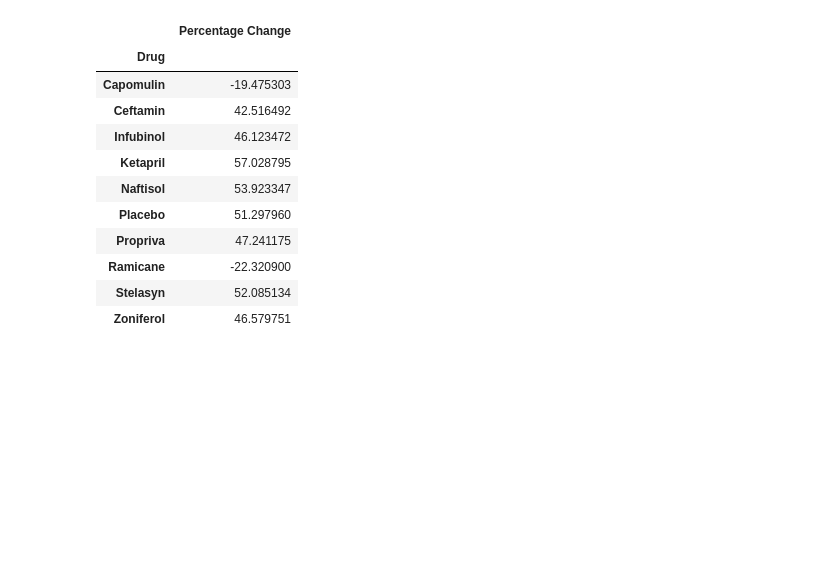
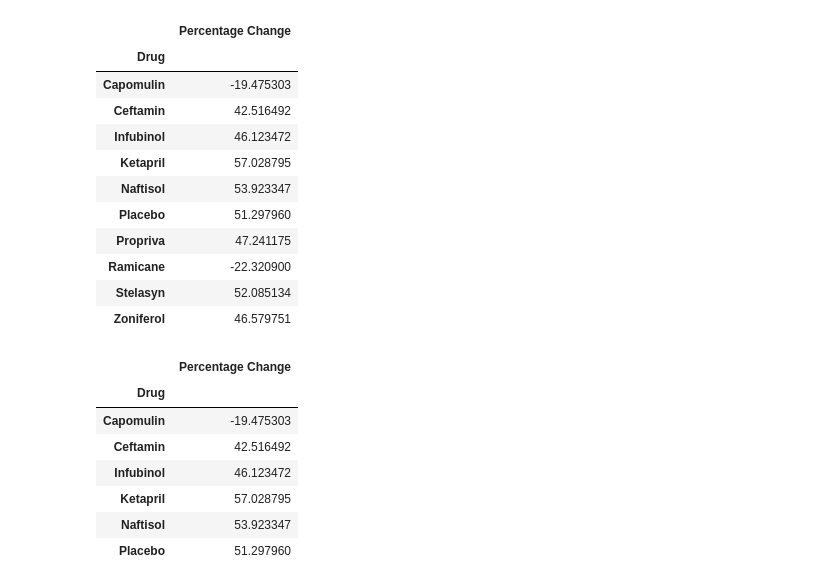
Before and after one commit to laurybenoit/Matplotlib, a Jupyter notebook: Pymaceuticals.ipynb, the cells around one changed output. Saved outputs shown, nothing was run; the diff lists cells and outputs as text; code cells hidden in the pictures; blank space fills up the shorter version.

```diff
--- a/Pymaceuticals.ipynb
+++ b/Pymaceuticals.ipynb
@@ -290,3 +292,15 @@ summary_df
 | Ramicane | -22.320900 |
 | Stelasyn | 52.085134 |
 | Zoniferol | 46.579751 |
+# %%
+new_summary = summary_df.iloc[0:6]
+new_summary
+# %% [output]
+|  | Percentage Change |
+| Drug |  |
+| Capomulin | -19.475303 |
+| Ceftamin | 42.516492 |
+| Infubinol | 46.123472 |
+| Ketapril | 57.028795 |
+| Naftisol | 53.923347 |
+| Placebo | 51.297960 |
```
Also changed, not shown: parts of 4 cells of this notebook, 3 other files.
